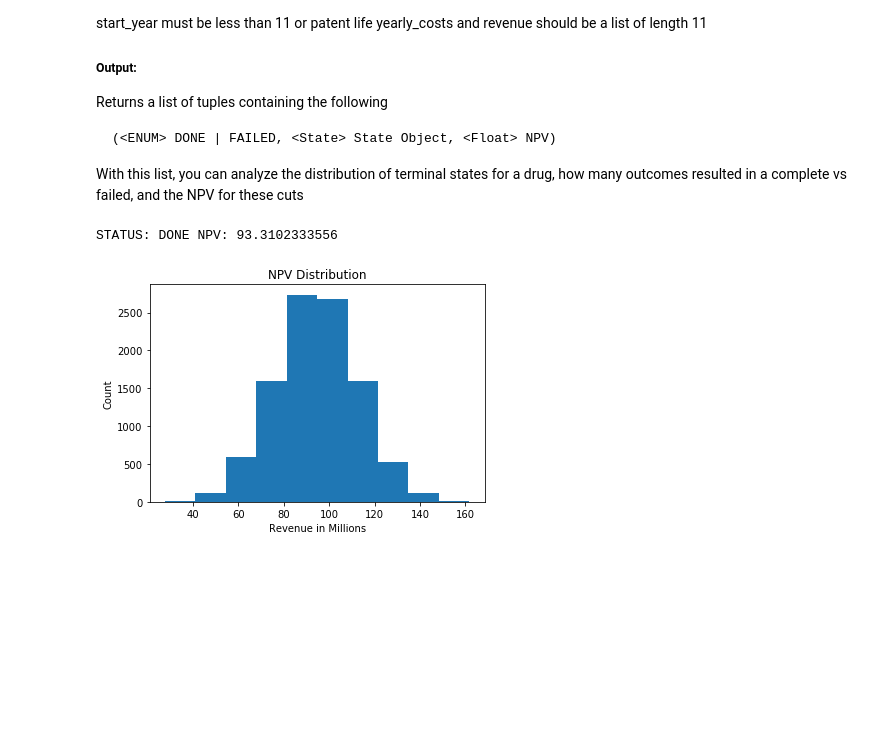
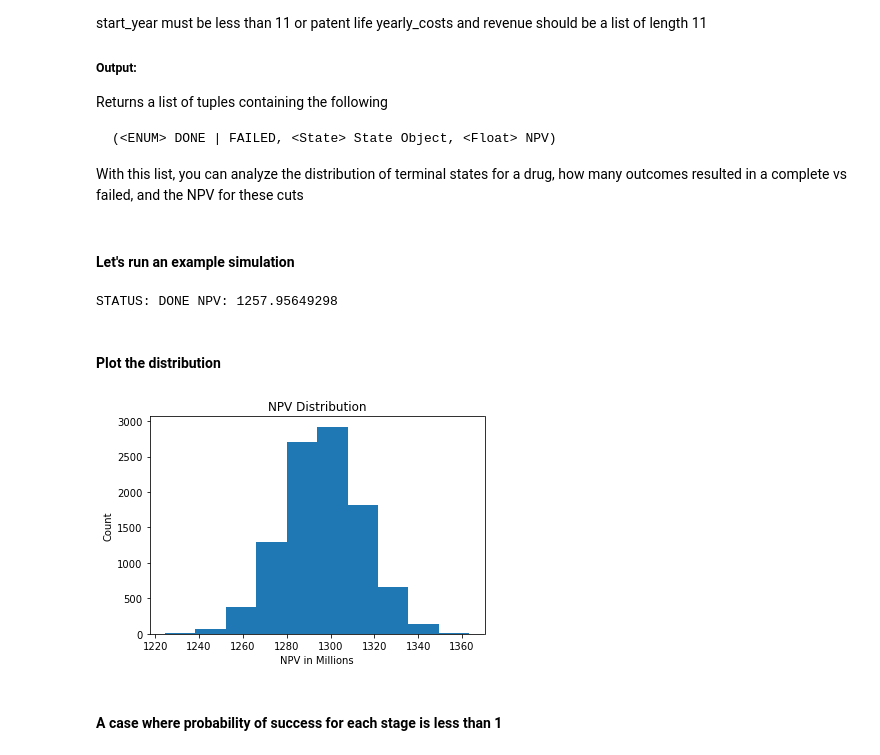
Before and after one commit to eazymac25/pharmaSimulation, a Jupyter notebook: sim/clinical_trial_npv.ipynb, the cells around one changed output. Saved outputs shown, nothing was run; the diff lists cells and outputs as text; code cells hidden in the pictures; blank space fills up the shorter version.

```diff
--- a/sim/clinical_trial_npv.ipynb
+++ b/sim/clinical_trial_npv.ipynb
@@ -45,6 +45,8 @@ from mc_trials import *
 import pandas as pd
 import numpy as np
 import matplotlib.pyplot as plt
+# %% [markdown]
+#### Let's run an example simulation
 # %%
 sim = Simulation(
     1234, # some drug id
@@ -53,8 +55,8 @@ sim = Simulation(
     stage_len=[2,2,1,4],
     initial_cost=50,
     start_year=2,
-    yearly_cost=[1., 1., 4., 4., 4., 1., 1., 2., 2., 1., 1.],
-    yearly_rev = [0., 0., 0., 0., 0., 10., 50., 80., 70., 70., 50.],
+    yearly_cost=[10., 10., 100., 100., 40., 10., 10., 20., 20., 10., 10.],
+    yearly_rev = [0., 0., 0., 0., 0., 100., 500., 800., 700., 700., 500.],
     cost_dist = (np.random.normal, (0, 1)),
     rev_dist = (np.random.normal, (0, 10)),
     probs=[1, 1, 1]
@@ -68,12 +70,16 @@ results = sim.run_simulation()
 # with (status, final state object, NPV)
 print 'STATUS:', results[0][0], 'NPV:', results[0][2]
 # %% [output]
-STATUS: DONE NPV: 93.3102333556
+STATUS: DONE NPV: 1257.95649298
+# %% [markdown]
+#### Plot the distribution
 # %%
 plt.hist([result[2] for result in results])
 plt.title('NPV Distribution')
-plt.xlabel('Revenue in Millions')
+plt.xlabel('NPV in Millions')
 plt.ylabel('Count')
 plt.show()
 # %% [output]
-[figure, old version]
+[figure, new version]
+# %% [markdown]
+#### A case where probability of success for each stage is less than 1
```
Also changed, not shown: parts of 12 cells of this notebook, 2 other files.
